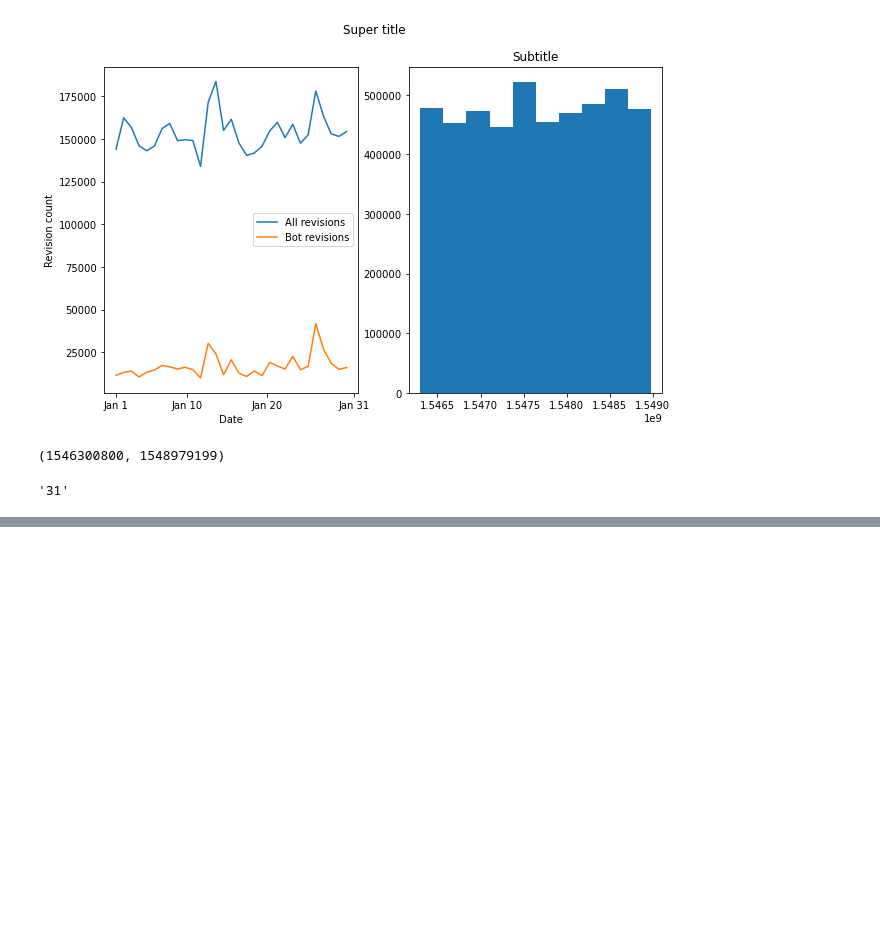
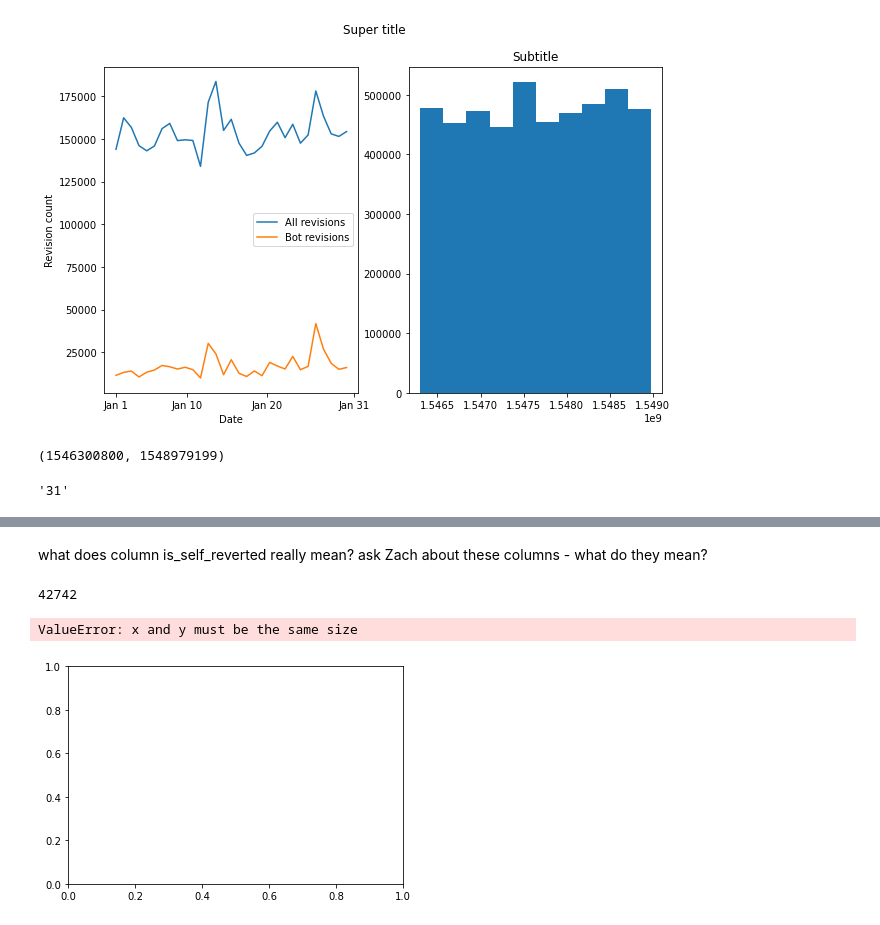
Before and after one commit to levon003/wiki-ores-feedback, a Jupyter notebook: reu2021/analysis_abby.ipynb, the cells around one changed output, grey strips where cells are left out. Drawn from its saved outputs; the diff is of its cells as text; code cells hidden in the pictures; blank space fills up the shorter version.

```diff
--- a/reu2021/analysis_abby.ipynb
+++ b/reu2021/analysis_abby.ipynb
@@ -294,0 +324,20 @@ datetime.utcfromtimestamp(np.max(df.rev_timestamp)).strftime("%d")
+# %% [markdown]
+what does column is_self_reverted really mean?
+ask Zach about these columns - what do they mean?
+# %%
+# first task: how many edits does each bot have? section data by bot?
+len(dfcydebot.is_reverted)
+# %% [output]
+42742
+# %%
+# x axis: each individual bot
+# y axis: how many edits for each bot
+# y axis: how many reverted edits for each bot
+
+
+plt.scatter(x, y)
+
+plt.show()
+# %% [output]
+ValueError: x and y must be the same size
+[figure, added]
```
Also changed, not shown: parts of 6 cells of this notebook.
